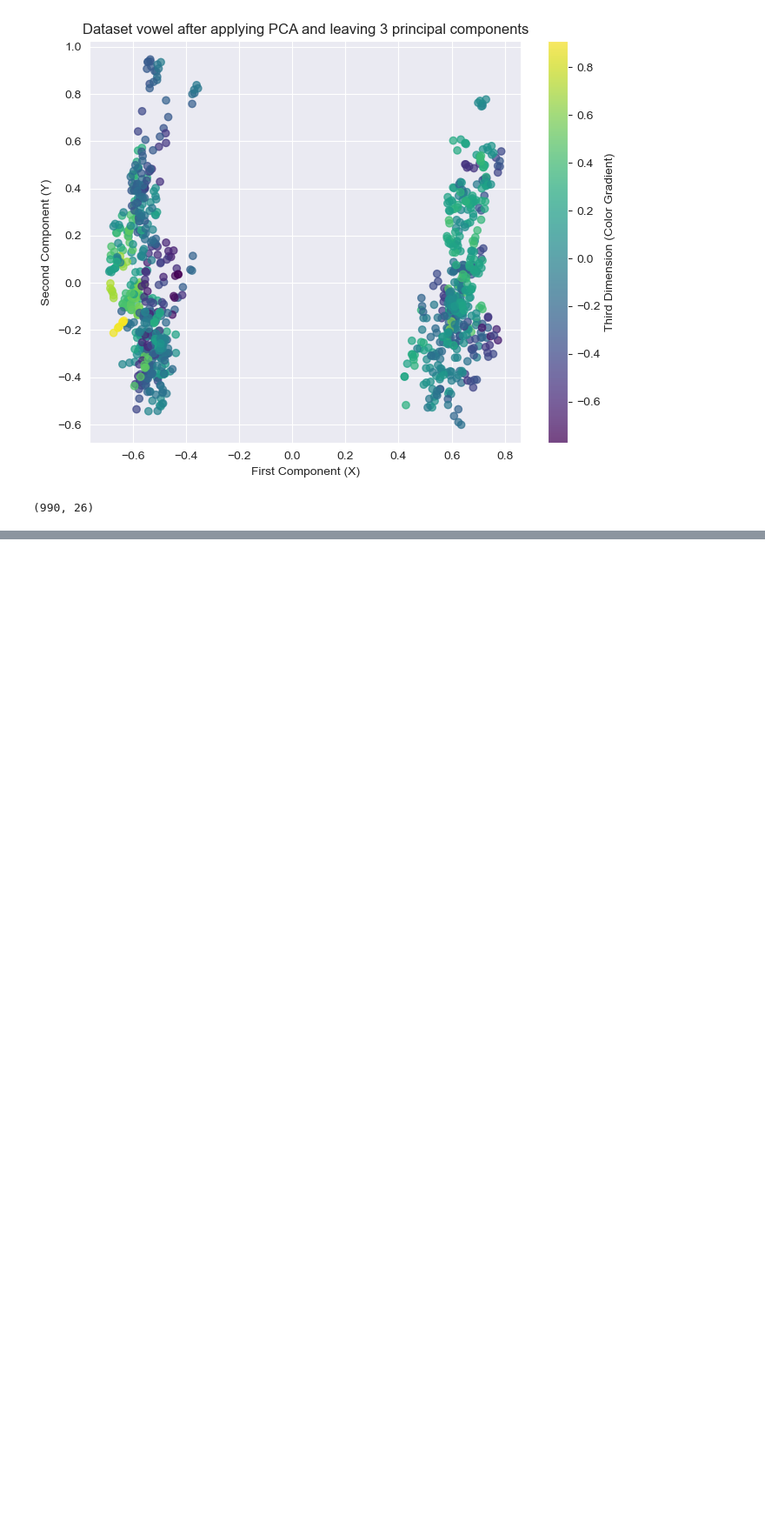
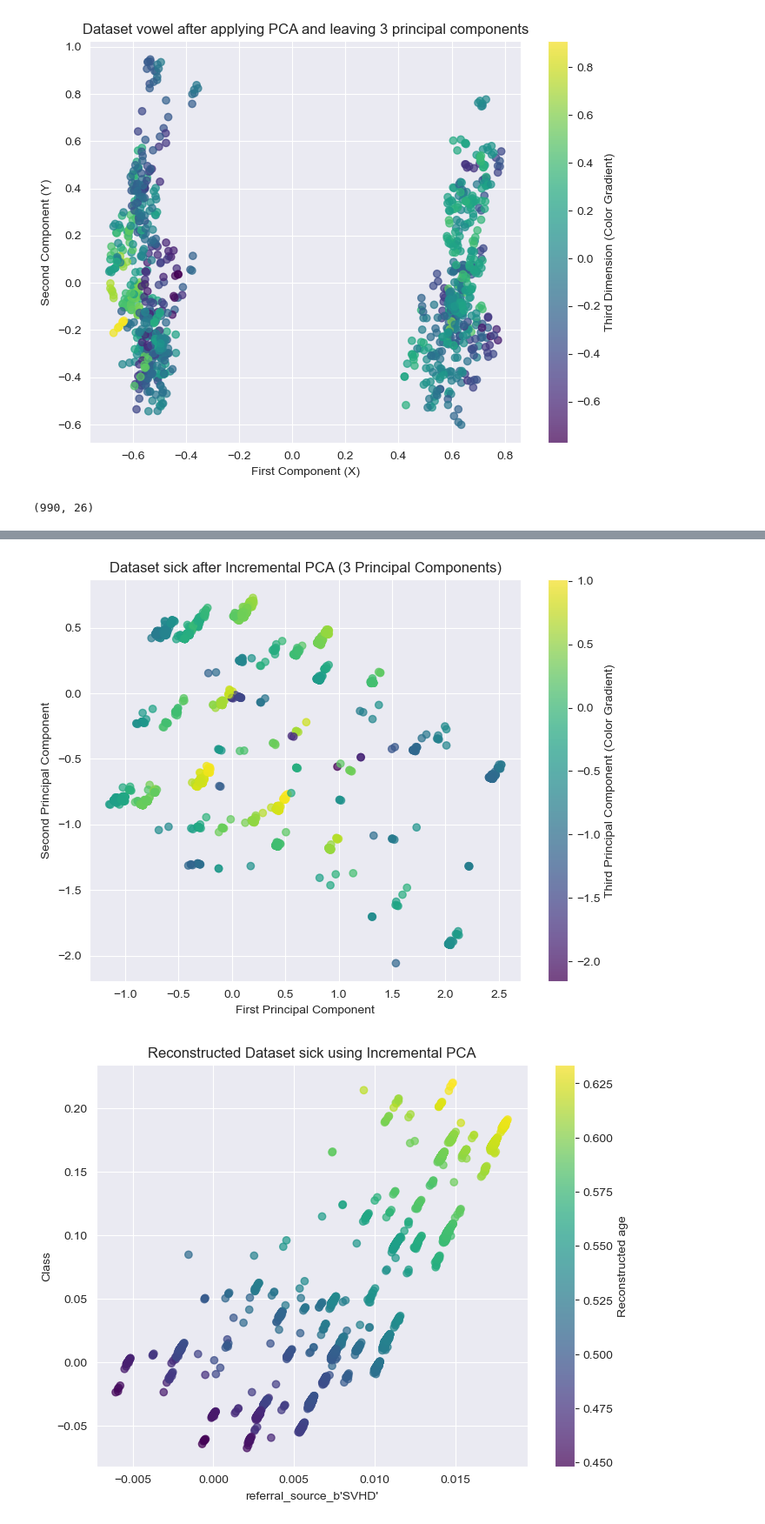
Before and after one commit to XavierQuerol/Dimensionality-Reduction-and-Visualization, a Jupyter notebook: testing_bernat.ipynb, the cells around one changed output, grey strips where cells are left out. Shown: that part at 87% size. Drawn from its saved outputs; the diff is of its cells as text; code cells hidden in the pictures; blank space fills up the shorter version.

```diff
--- a/testing_bernat.ipynb
+++ b/testing_bernat.ipynb
@@ -122,0 +193,69 @@ print(X_reconstructed.shape)
+# %%
+# Step 1: Load dataset
+dataset = "sick"
+x, y = get_dataset(dataset)
+ds = x.copy()
+ds["target"] = y
+
+# Step 2: Select top features based on correlation with the target
+correlation_with_target = ds.corr()["target"]  # Correlation with target
+top_features = correlation_with_target.abs().sort_values(ascending=False).iloc[1:4].index.tolist()
+
+# Extract feature indices for later use
+ds = ds.drop('target', axis=1)
+feature_indices = [ds.columns.get_loc(feature) for feature in top_features]
+
+# Step 3: Apply Incremental PCA for dimensionality reduction
+# Define mini-batches
+batch_size = 100  # Set a batch size suitable for your system's memory
+incremental_pca = decomposition.IncrementalPCA(n_components=3)
+
+# Perform partial fit on mini-batches
+for i in range(0, ds.shape[0], batch_size):
+    batch = ds.iloc[i:i + batch_size]
+    incremental_pca.partial_fit(batch)
+
+# Transform the dataset in batches
+X_transformed = np.vstack([
+    incremental_pca.transform(ds.iloc[i:i + batch_size])
+    for i in range(0, ds.shape[0], batch_size)
+])
+
+# Step 4: Scatter plot of PCA-transformed components
+plt.figure(figsize=(8, 6))
+scatter = plt.scatter(
+    X_transformed[:, 0],  # First principal component
+    X_transformed[:, 1],  # Second principal component
+    c=X_transformed[:, 2],  # Third principal component (as color gradient)
+    cmap='viridis',
+    alpha=0.7
+)
+plt.colorbar(scatter, label='Third Principal Component (Color Gradient)')
+plt.xlabel('First Principal Component')
+plt.ylabel('Second Principal Component')
+plt.title(f'Dataset {dataset} after Incremental PCA (3 Principal Components)')
+plt.show()
+
+# Step 5: Reconstruct the original dataset from Incremental PCA components
+X_reconstructed = np.vstack([
+    incremental_pca.inverse_transform(X_transformed[i:i + batch_size])
+    for i in range(0, X_transformed.shape[0], batch_size)
+])
+
+# Step 6: Visualize reconstructed features
+plt.figure(figsize=(8, 6))
+scatter = plt.scatter(
+    X_reconstructed[:, feature_indices[0]],  # Reconstructed first feature
+    X_reconstructed[:, feature_indices[1]],  # Reconstructed second feature
+    c=X_reconstructed[:, feature_indices[2]],  # Reconstructed third feature (as color gradient)
+    cmap='viridis',
+    alpha=0.7
+)
+plt.colorbar(scatter, label=f'Reconstructed {top_features[2]}')
+plt.xlabel(top_features[0])
+plt.ylabel(top_features[1])
+plt.title(f'Reconstructed Dataset {dataset} using Incremental PCA')
+plt.show()
+# %% [output]
+[figure, added]
+[figure, added]
```
Also changed, not shown: parts of 2 cells of this notebook, 1 other file.
